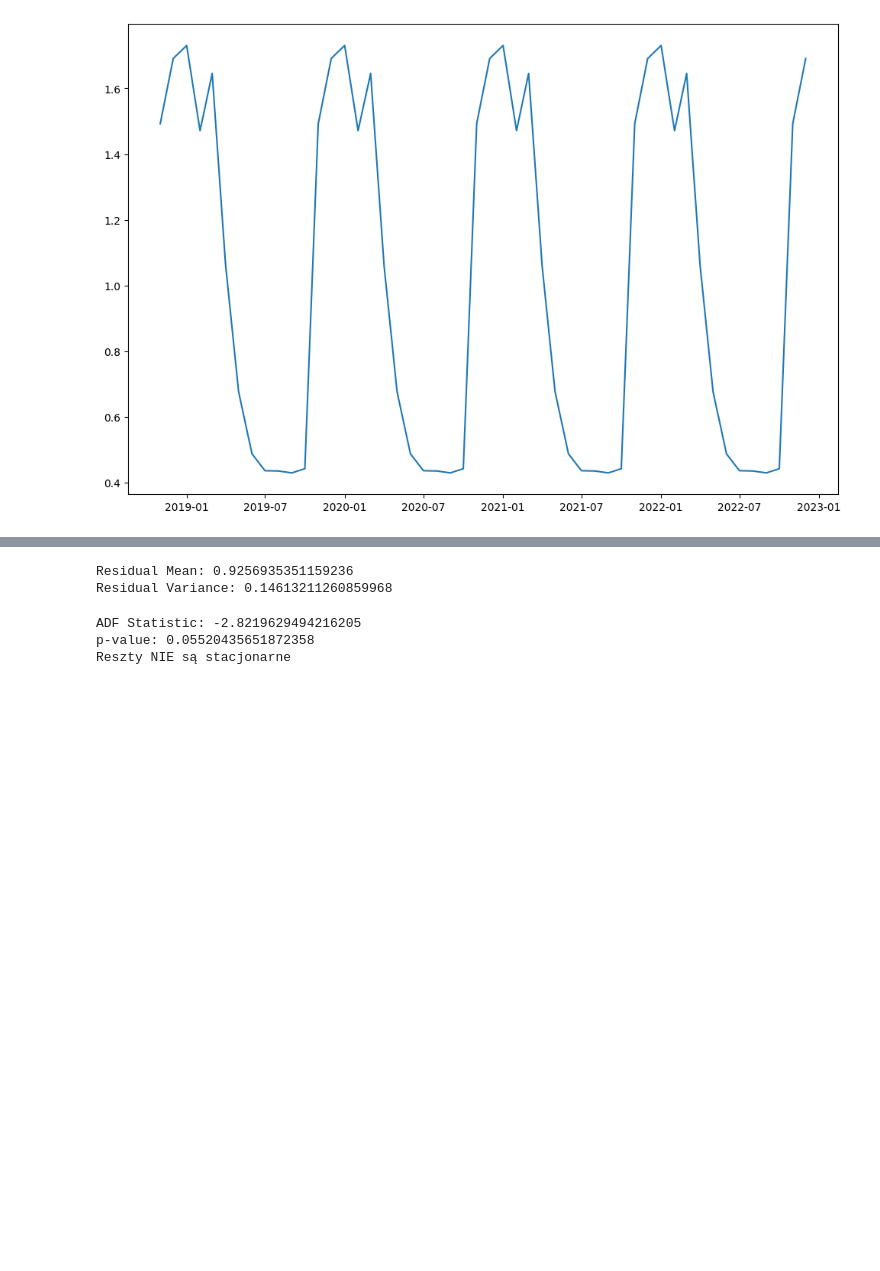
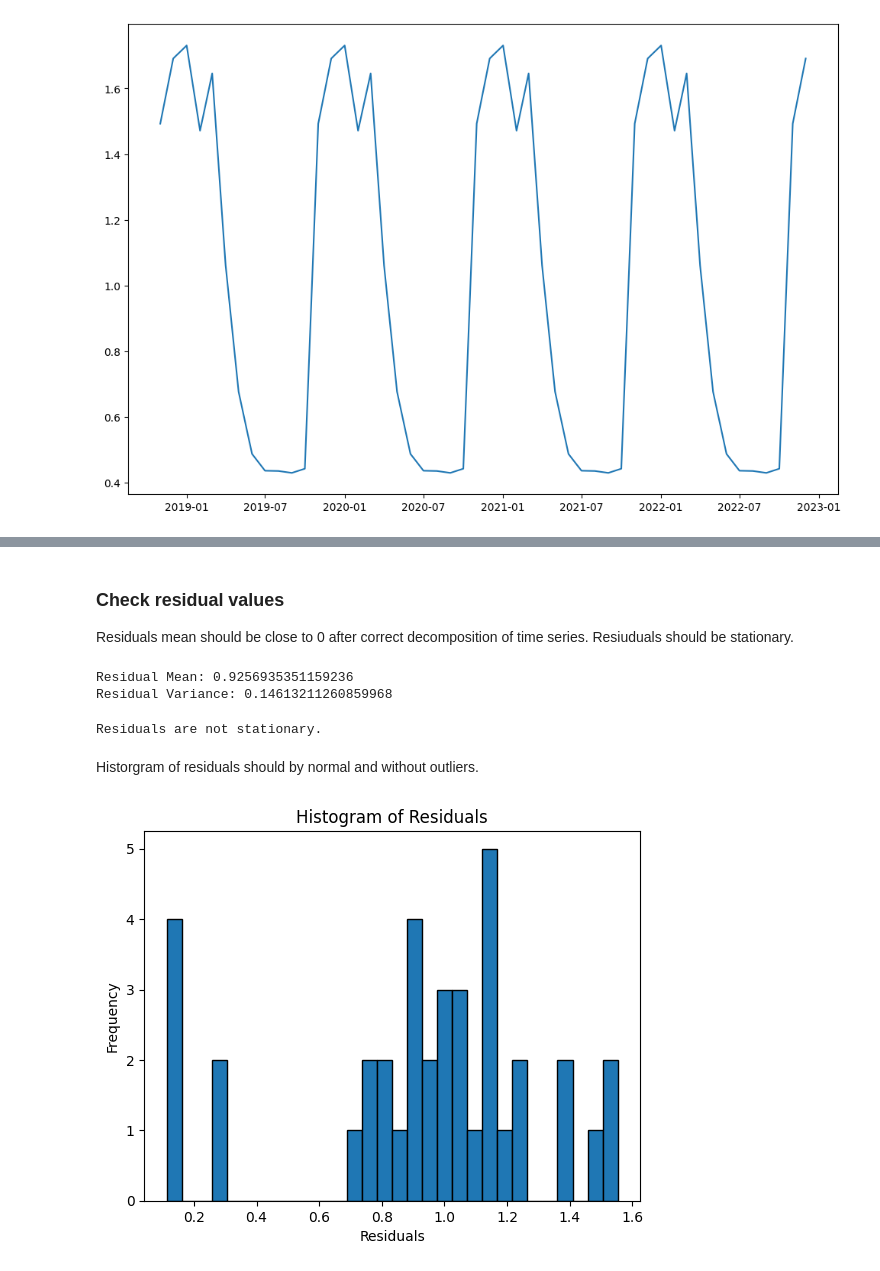
Before and after one commit to MKastek/time-series-notes, a Jupyter notebook: decomposition_time_series.ipynb, the cells around one changed output, grey strips where cells are left out. Cells and saved outputs as stored; diff of their text form; code cells hidden in the pictures; blank space fills up the shorter version.

```diff
--- a/decomposition_time_series.ipynb
+++ b/decomposition_time_series.ipynb
@@ -151,3 +149,6 @@ plt.plot(df['invoice issue date'], result.seasonal, label='Seasonality');
+# %% [markdown]
+### Check residual values
+Residuals mean should be close to 0 after correct decomposition of time series. Resiuduals should be stationary.
 # %%
 print("Residual Mean:", np.mean(result.resid))
 print("Residual Variance:", np.var(result.resid))
@@ -157,15 +158,10 @@ Residual Variance: 0.14613211260859968
 # %%
 from statsmodels.tsa.stattools import adfuller
 
-residuals =  result.resid.dropna()
-result = adfuller(residuals)
-print("ADF Statistic:", result[0])
-print("p-value:", result[1])
-if result[1] <= 0.05:
-    print("Reszty są stacjonarne")
+adf_test = adfuller(result.resid.dropna())
+if adf_test[1] < 0.05:
+    print("Residuals are stationary.")
 else:
-    print("Reszty NIE są stacjonarne")
+    print("Residuals are not stationary.")
 # %% [output]
-ADF Statistic: -2.8219629494216205
-p-value: 0.05520435651872358
-Reszty NIE są stacjonarne
+Residuals are not stationary.
@@ -173,0 +168,10 @@ stationary_residuals = residuals.diff().dropna()
+# %% [markdown]
+Historgram of residuals should by normal and without outliers.
+# %%
+plt.hist(result.resid, bins=30, edgecolor='k')
+plt.title('Histogram of Residuals')
+plt.xlabel('Residuals')
+plt.ylabel('Frequency')
+plt.show()
+# %% [output]
+[figure, added]
```
Also changed, not shown: parts of 3 cells of this notebook.
